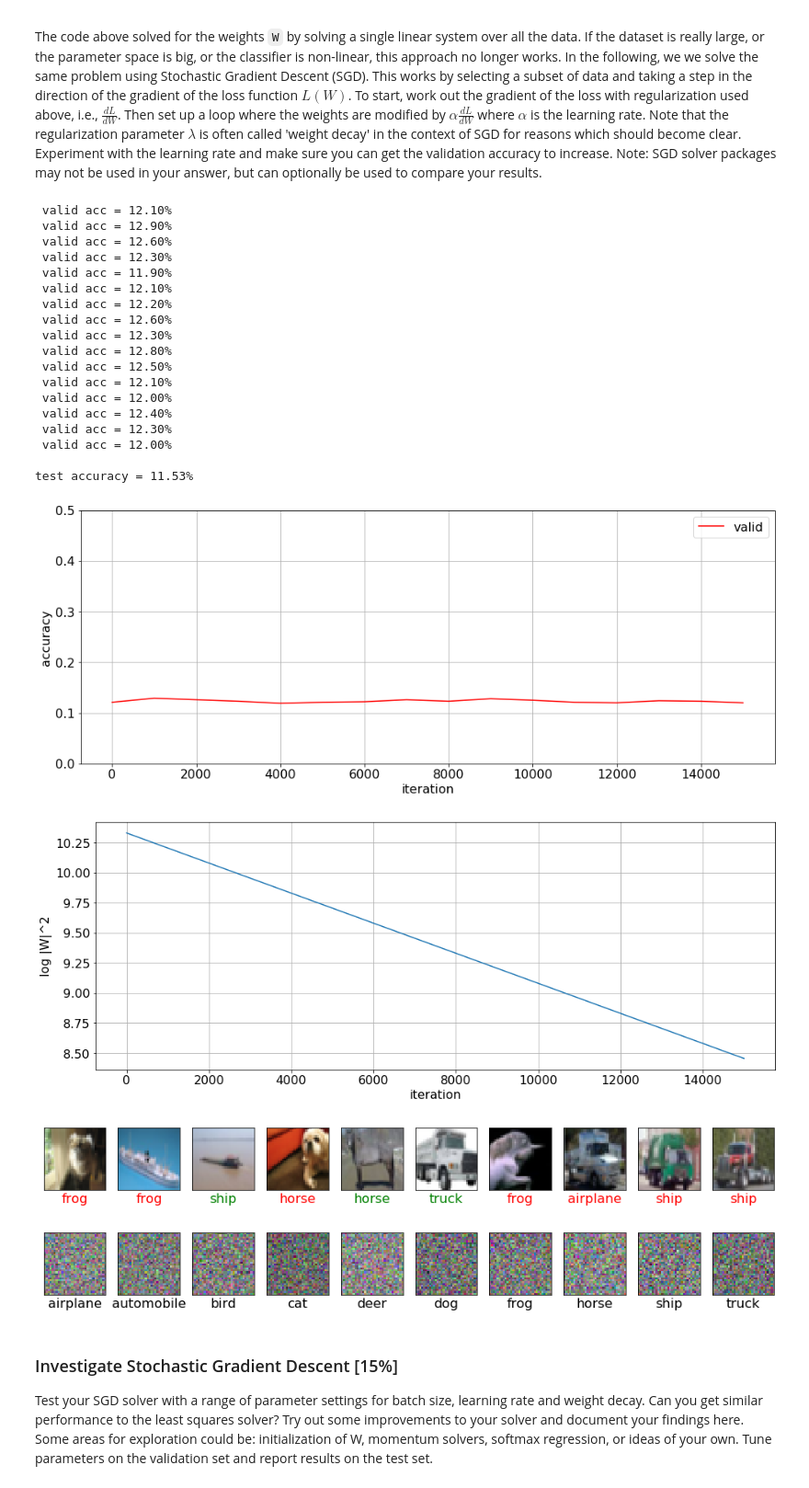
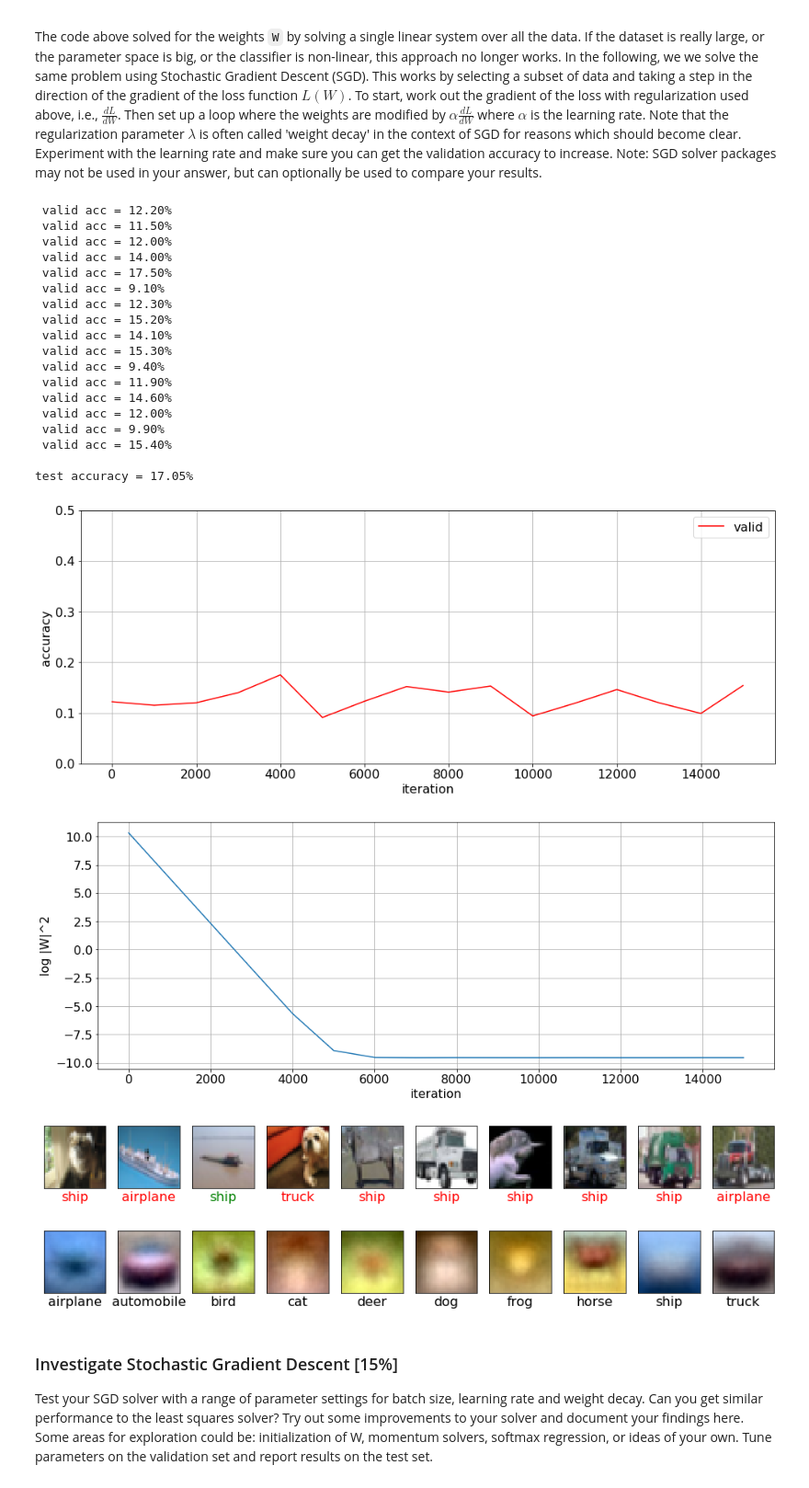
Before and after one commit to coltenfowler83/ImageClassification, a Jupyter notebook: Project3_1.ipynb, the cells around one changed output. Shown: that part at 92% size. Cells and saved outputs as stored; diff of their text form; code cells hidden in the pictures.

```diff
--- a/Project3_1.ipynb
+++ b/Project3_1.ipynb
@@ -377,7 +377,7 @@ for i in range(num_iterations):
     Y_batch = Y_train[batch_idx]
     Y_batch_hot = one_hot(Y_batch, num_classes)
     grd = 2 * np.dot(X_batch.T, (np.dot(X_batch, W) - Y_batch_hot)) + 2 * weight_decay * W
-    dW = -learning_rate * grd / batch_size
+    dW = -learning_rate * grd
 
     """
     *************************************************************************************
@@ -392,51 +392,51 @@ for i in range(num_iterations):
         W_seq.append(W)
         W_sq_seq.append(np.sum(W**2))
 
 # plot validation accuracy and weight trends
 plt.rcParams['figure.figsize'] = (16.0, 6.0)
 
 fig=plt.figure()
 plt.grid(True)
 plt.plot(iteration_seq,valid_acc_seq,'r')
 plt.xlabel('iteration')
 plt.ylabel('accuracy')
 plt.ylim(0,0.5)
 plt.legend(['valid'])
 
 fig=plt.figure()
 plt.grid(True)
 plt.plot(iteration_seq,np.log(W_sq_seq))
 plt.xlabel('iteration')
 plt.ylabel('log |W|^2')
 
 # compute test accuracy
 Y_hat,test_acc=linear_classify(X_test,W,Y_test)
 print('\ntest accuracy = %.2f%%' % (100.0*test_acc))
 im_util.plot_classification_examples(Y_hat,Y_test,im_test,cifar10_names)
 im_util.plot_weights(W,cifar10_names)
 # %% [output]
- valid acc = 12.10%
- valid acc = 12.90%
- valid acc = 12.60%
+ valid acc = 12.20%
+ valid acc = 11.50%
+ valid acc = 12.00%
+ valid acc = 14.00%
+ valid acc = 17.50%
+ valid acc = 9.10%
  valid acc = 12.30%
+ valid acc = 15.20%
+ valid acc = 14.10%
+ valid acc = 15.30%
+ valid acc = 9.40%
  valid acc = 11.90%
- valid acc = 12.10%
- valid acc = 12.20%
- valid acc = 12.60%
- valid acc = 12.30%
- valid acc = 12.80%
- valid acc = 12.50%
- valid acc = 12.10%
+ valid acc = 14.60%
  valid acc = 12.00%
- valid acc = 12.40%
- valid acc = 12.30%
- valid acc = 12.00%
+ valid acc = 9.90%
+ valid acc = 15.40%
 
-test accuracy = 11.53%
+test accuracy = 17.05%
-[figure, old version]
+[figure, new version]
-[figure, old version]
+[figure, new version]
-[figure, old version]
+[figure, new version]
-[figure, old version]
+[figure, new version]
 # %% [markdown]
 ### Investigate Stochastic Gradient Descent [15%]
 
```
Also changed, not shown: 2 other files.
